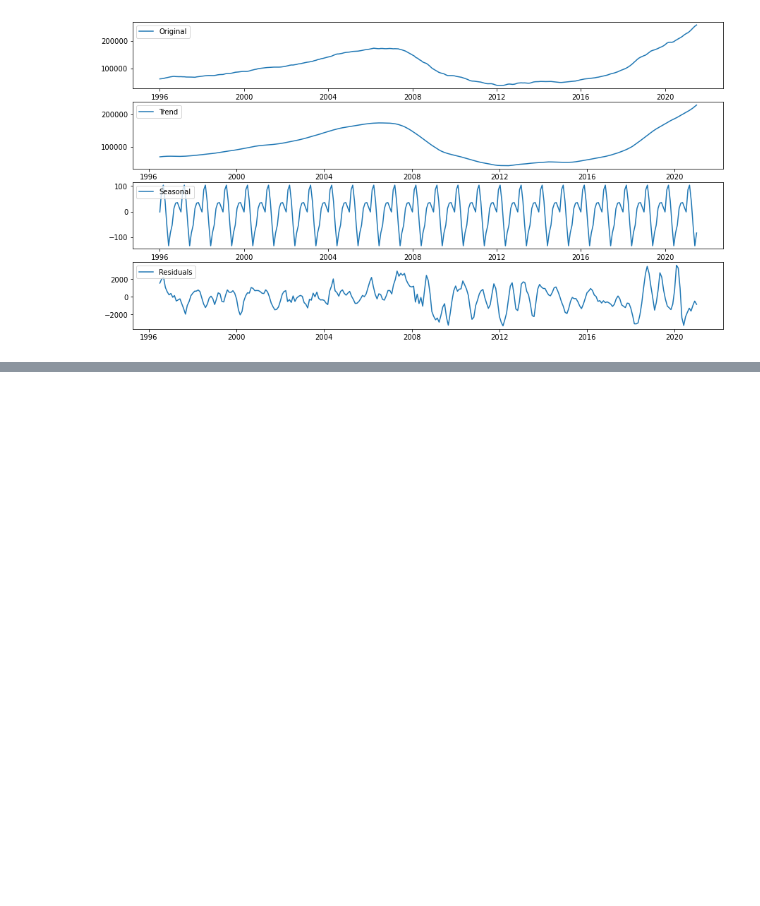
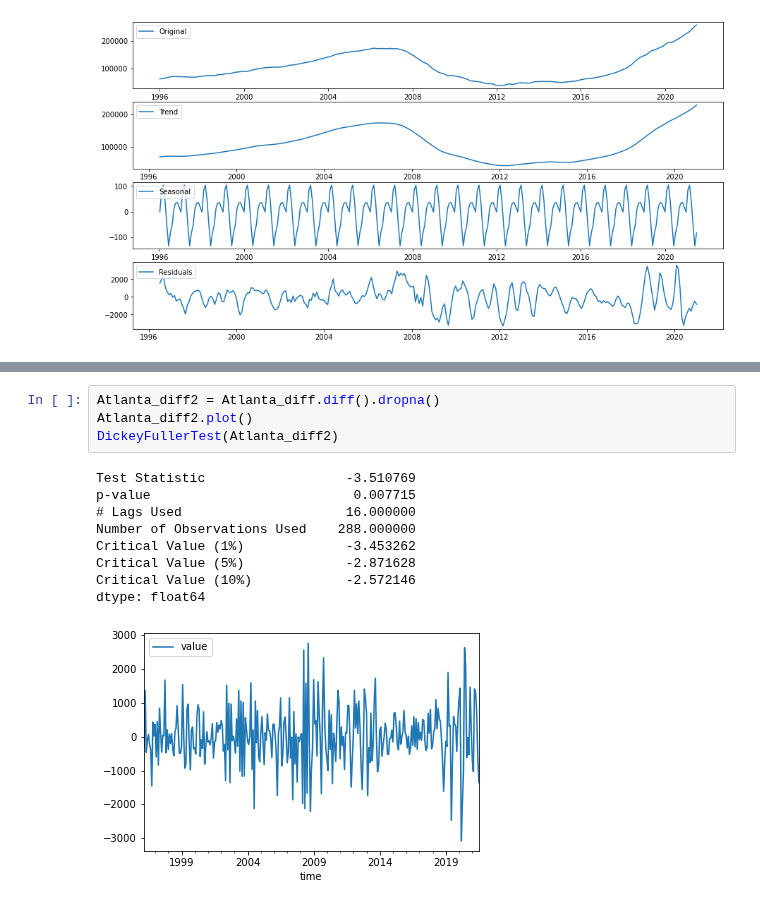
Before and after one commit to fivearm/Phase_4_Project, a Jupyter notebook: Zip_Code_Template.ipynb, the cells around one changed output, grey strips where cells are left out. Cells and saved outputs as stored; diff of their text form; blank space fills up the shorter version.

```diff
--- a/Zip_Code_Template.ipynb
+++ b/Zip_Code_Template.ipynb
@@ -62,0 +81,14 @@ TypeError: naive_model() missing 1 required positional argument: 'test'
+# %%
+Atlanta_diff2 = Atlanta_diff.diff().dropna()
+Atlanta_diff2.plot()
+DickeyFullerTest(Atlanta_diff2)
+# %% [output]
+Test Statistic                  -3.510769
+p-value                          0.007715
+# Lags Used                     16.000000
+Number of Observations Used    288.000000
+Critical Value (1%)             -3.453262
+Critical Value (5%)             -2.871628
+Critical Value (10%)            -2.572146
+dtype: float64
+[figure, added]
```
Also changed, not shown: parts of 22 cells of this notebook, 2 other files.
